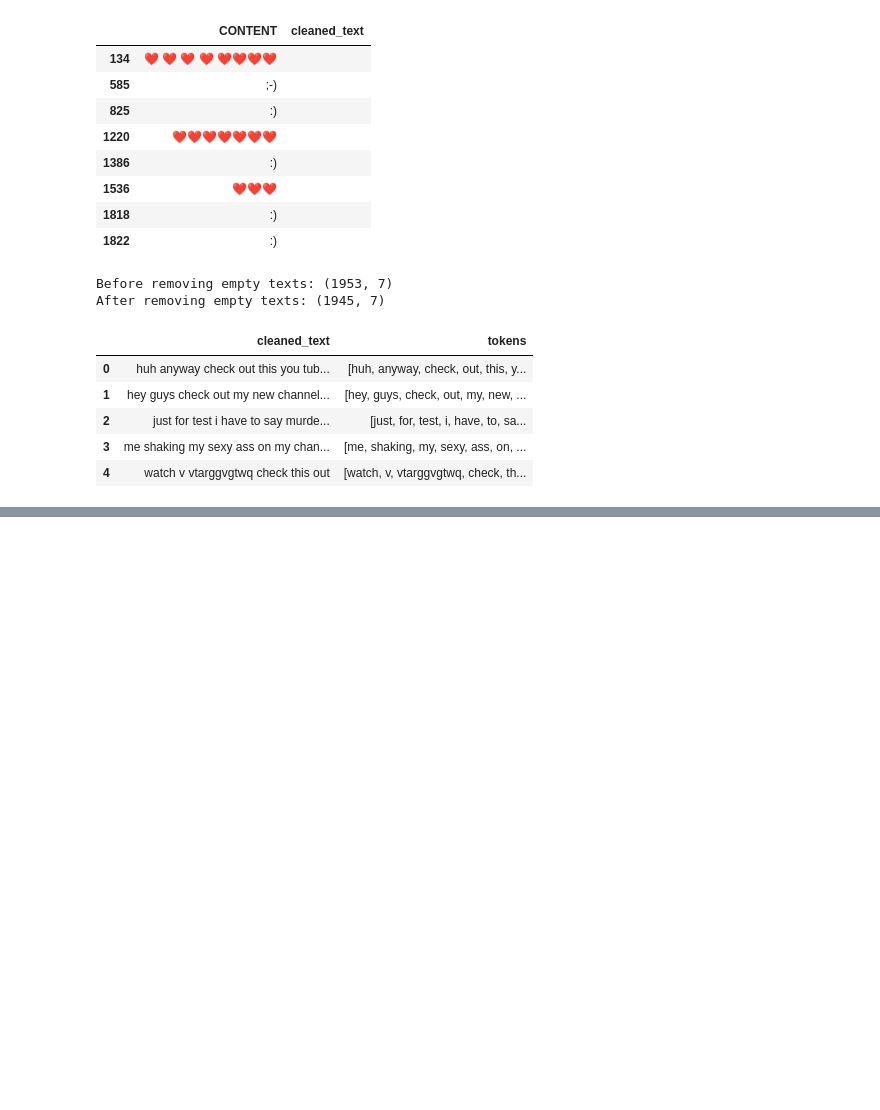
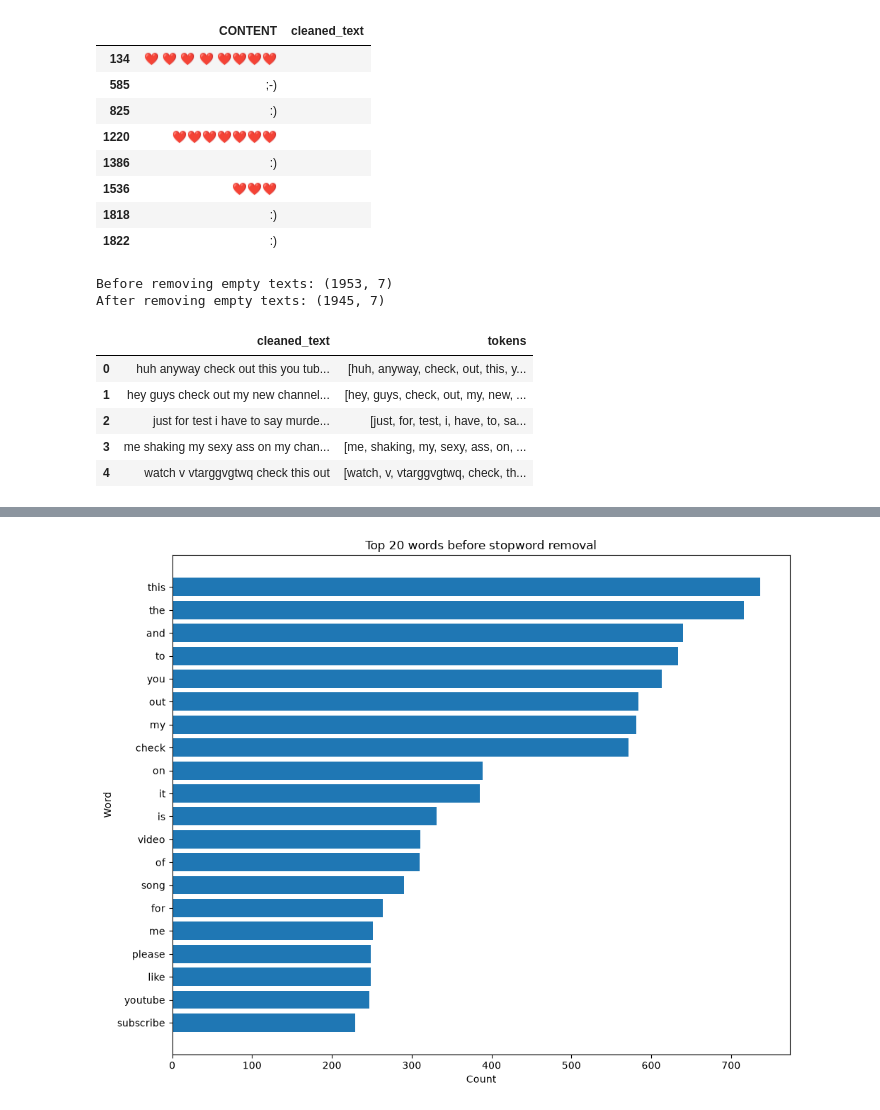
Before and after one commit to abdullrhmanmhmd/bd_project, a Jupyter notebook: notebook/analysis.ipynb, the cells around one changed output, grey strips where cells are left out. Drawn from its saved outputs; the diff is of its cells as text; code cells hidden in the pictures; blank space fills up the shorter version.

```diff
--- a/notebook/analysis.ipynb
+++ b/notebook/analysis.ipynb
@@ -331,0 +427,23 @@ Shape: (1945, 12)
+# %%
+import matplotlib.pyplot as plt
+
+from pathlib import Path
+
+from sklearn.feature_extraction.text import ENGLISH_STOP_WORDS
+
+figures_dir = Path("../output/figures")
+
+figures_dir.mkdir(parents=True, exist_ok=True)
+# %%
+words_for_frequency = all_words[
+    (~all_words.isin(["urltoken", "numbertoken"]))
+    & (all_words.str.len() > 1)
+]
+
+before_counts = words_for_frequency.value_counts()
+
+before_top20 = before_counts.head(20).reset_index()
+
+before_top20.columns = ["word", "count"]
+
+before_top20
@@ -331,0 +468,21 @@ Shape: (1945, 12)
+# %%
+plt.figure(figsize=(10, 8))
+
+plt.barh(before_top20["word"], before_top20["count"])
+
+plt.gca().invert_yaxis()
+
+plt.xlabel("Count")
+plt.ylabel("Word")
+plt.title("Top 20 words before stopword removal")
+
+plt.tight_layout()
+
+plt.savefig(
+    figures_dir / "word_frequency_before_stopwords.png",
+    dpi=150
+)
+
+plt.show()
+# %% [output]
+[figure, added]
```
Also changed, not shown: parts of 30 cells of this notebook, 15 other files.
